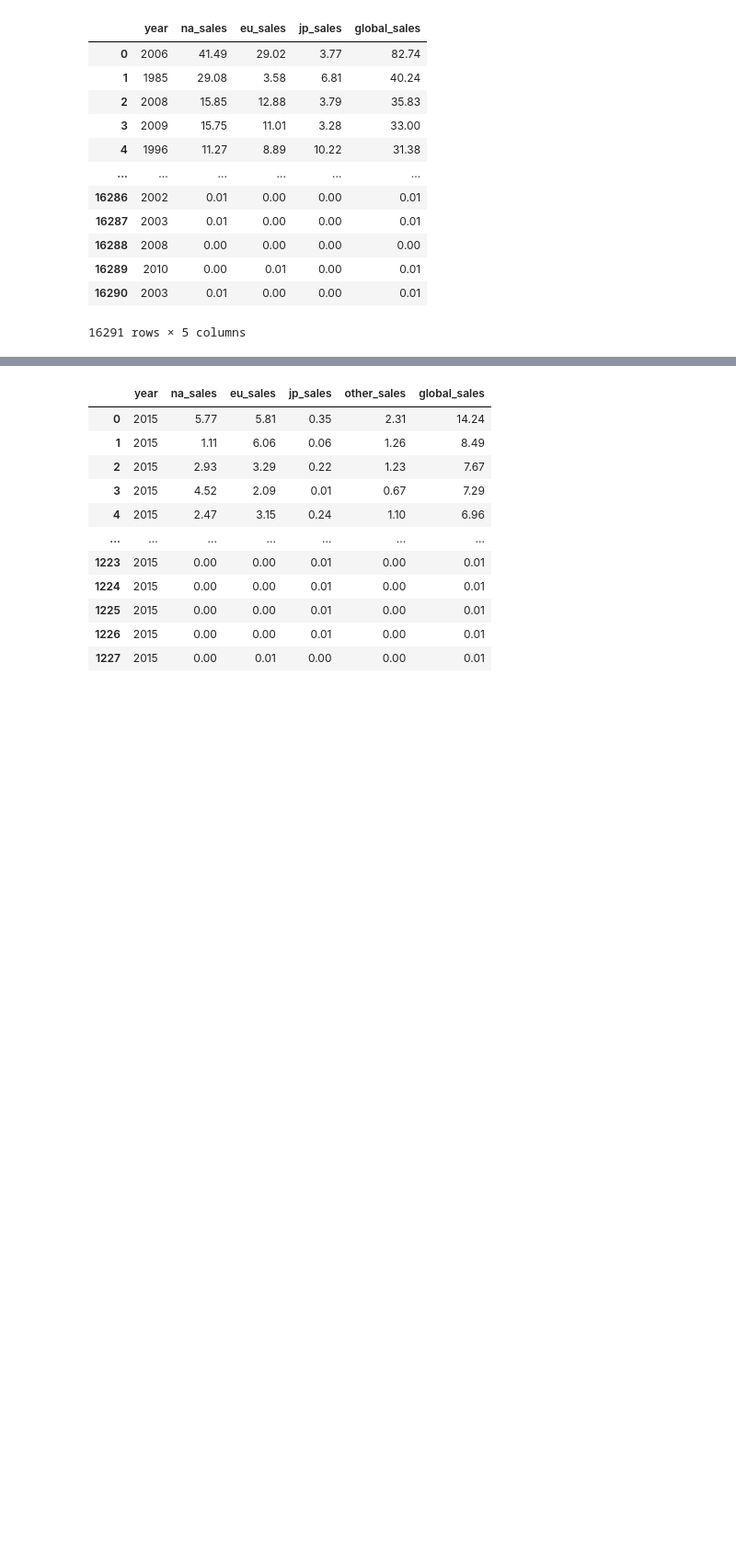
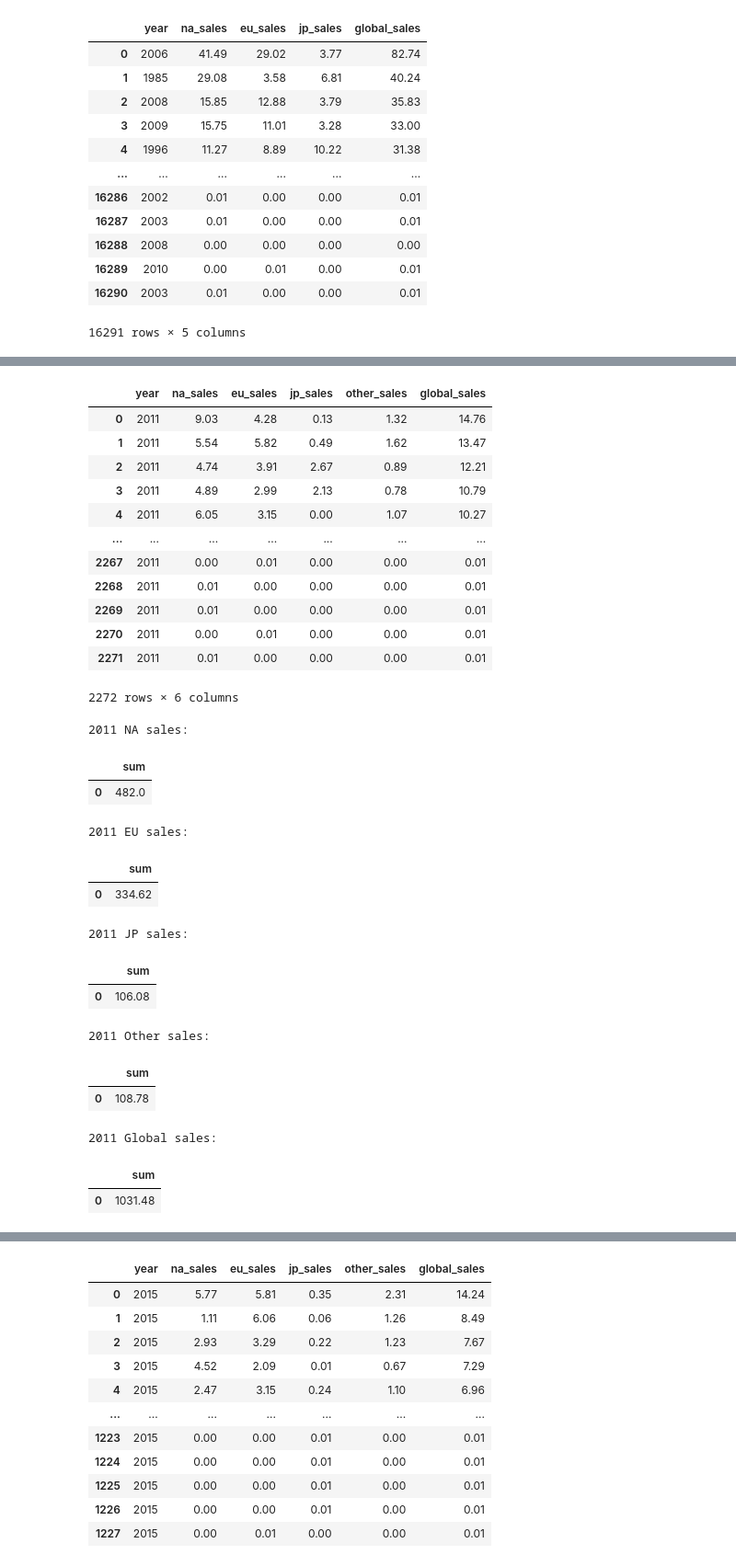
Before and after one commit to mmheredia/Video-Game-Sales-Dashboard, a Jupyter notebook: code/sql/sql_connection.ipynb, the cells around one changed output, grey strips where cells are left out. Shown at 92% size. Saved outputs shown, nothing was run; the diff lists cells and outputs as text; code cells hidden in the pictures; blank space fills up the shorter version.

```diff
--- a/code/sql/sql_connection.ipynb
+++ b/code/sql/sql_connection.ipynb
@@ -79,0 +131,51 @@ pd.read_sql_query('SELECT * FROM year_data', con=engine)
+# %%
+pd.read_sql_query('SELECT * FROM data_2011', con=engine)
+# %% [output]
+|  | year | na_sales | eu_sales | jp_sales | other_sales | global_sales |
+| 0 | 2011 | 9.03 | 4.28 | 0.13 | 1.32 | 14.76 |
+| 1 | 2011 | 5.54 | 5.82 | 0.49 | 1.62 | 13.47 |
+| 2 | 2011 | 4.74 | 3.91 | 2.67 | 0.89 | 12.21 |
+| 3 | 2011 | 4.89 | 2.99 | 2.13 | 0.78 | 10.79 |
+| 4 | 2011 | 6.05 | 3.15 | 0.00 | 1.07 | 10.27 |
+| ... | ... | ... | ... | ... | ... | ... |
+| 2267 | 2011 | 0.00 | 0.01 | 0.00 | 0.00 | 0.01 |
+| 2268 | 2011 | 0.01 | 0.00 | 0.00 | 0.00 | 0.01 |
+| 2269 | 2011 | 0.01 | 0.00 | 0.00 | 0.00 | 0.01 |
+| 2270 | 2011 | 0.00 | 0.01 | 0.00 | 0.00 | 0.01 |
+| 2271 | 2011 | 0.01 | 0.00 | 0.00 | 0.00 | 0.01 |
+2272 rows × 6 columns
+# %%
+print(f"2011 NA sales:")
+pd.read_sql_query('SELECT SUM(na_sales) FROM data_2011', con=engine)
+# %% [output]
+2011 NA sales:
+|  | sum |
+| 0 | 482.0 |
+# %%
+print(f"2011 EU sales:")
+pd.read_sql_query('SELECT SUM(eu_sales) FROM data_2011', con=engine)
+# %% [output]
+2011 EU sales:
+|  | sum |
+| 0 | 334.62 |
+# %%
+print(f"2011 JP sales:")
+pd.read_sql_query('SELECT SUM(jp_sales) FROM data_2011', con=engine)
+# %% [output]
+2011 JP sales:
+|  | sum |
+| 0 | 106.08 |
+# %%
+print(f"2011 Other sales:")
+pd.read_sql_query('SELECT SUM(other_sales) FROM data_2011', con=engine)
+# %% [output]
+2011 Other sales:
+|  | sum |
+| 0 | 108.78 |
+# %%
+print(f"2011 Global sales:")
+pd.read_sql_query('SELECT SUM(global_sales) FROM data_2011', con=engine)
+# %% [output]
+2011 Global sales:
+|  | sum |
+| 0 | 1031.48 |
```
Also changed, not shown: parts of 24 cells of this notebook, 1 other file.
